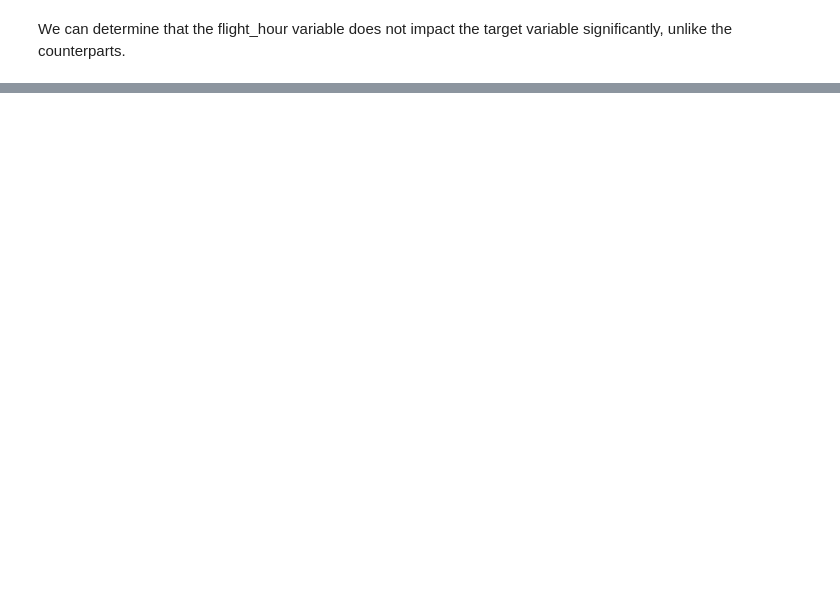
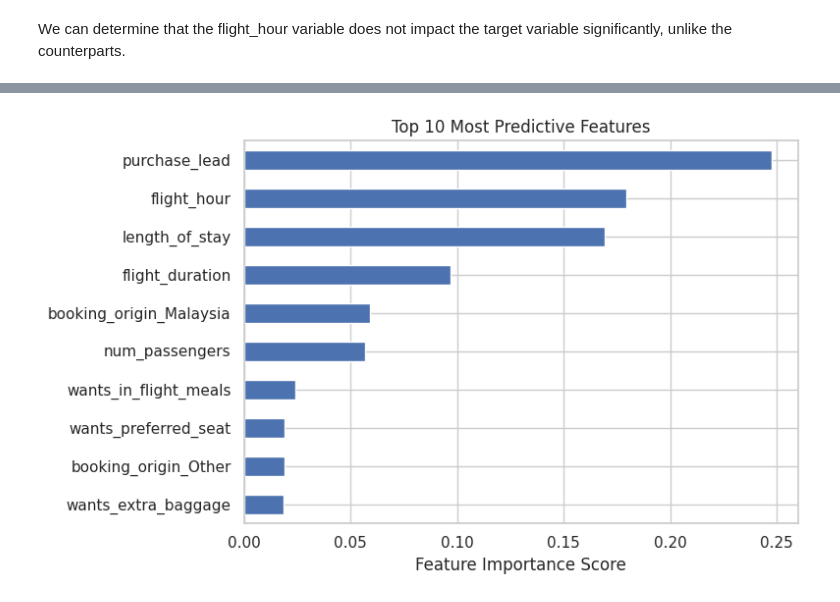
Before and after one commit to JzesatiD/british_airlines_dataproj, a Jupyter notebook: BA_ML.ipynb, the cells around one changed output, grey strips where cells are left out. Cells and saved outputs as stored; diff of their text form; code cells hidden in the pictures; blank space fills up the shorter version.

```diff
--- a/BA_ML.ipynb
+++ b/BA_ML.ipynb
@@ -437,0 +418,4 @@ print(result.summary())'''
+# %%
+## Removing flight day since ther was no pattern.
+df_encoded = df_encoded.drop(columns=['flight_day'])
+df_encoded.head()
@@ -439,0 +515,19 @@ We can determine that the flight_hour variable does not impact the target variab
+# %%
+import pandas as pd
+import matplotlib.pyplot as plt
+
+# Get feature importances from the model
+importances = pd.Series(model.feature_importances_, index=X.columns)
+
+# Sort and plot top 10
+top_importances = importances.sort_values(ascending=False).head(10)
+
+plt.figure(figsize=(8, 5))
+top_importances.plot(kind='barh')
+plt.title("Top 10 Most Predictive Features")
+plt.xlabel("Feature Importance Score")
+plt.gca().invert_yaxis()
+plt.tight_layout()
+plt.show()
+# %% [output]
+[figure, added]
```
Also changed, not shown: parts of 17 cells of this notebook.
